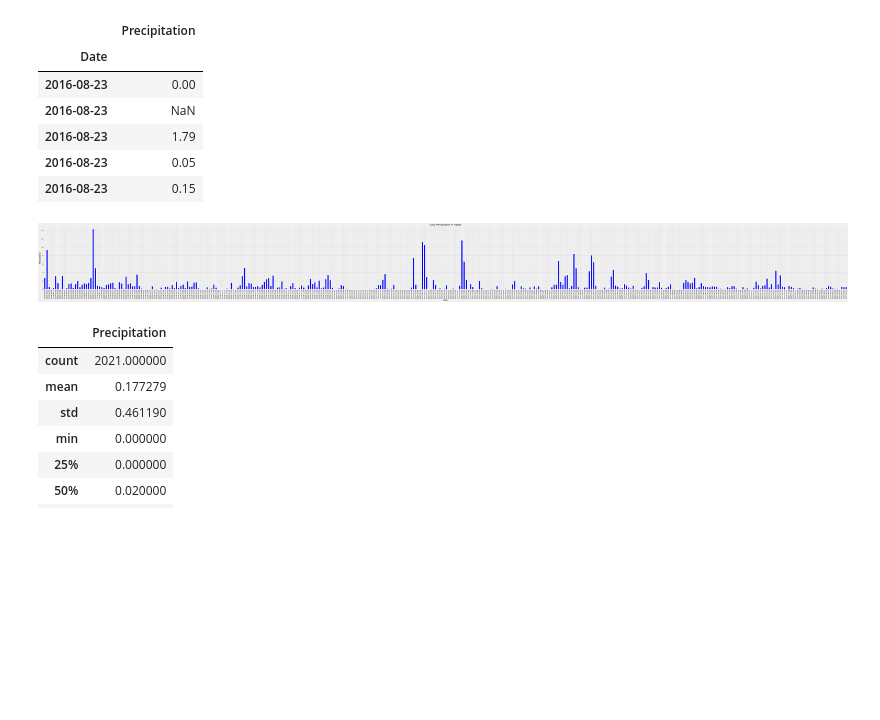
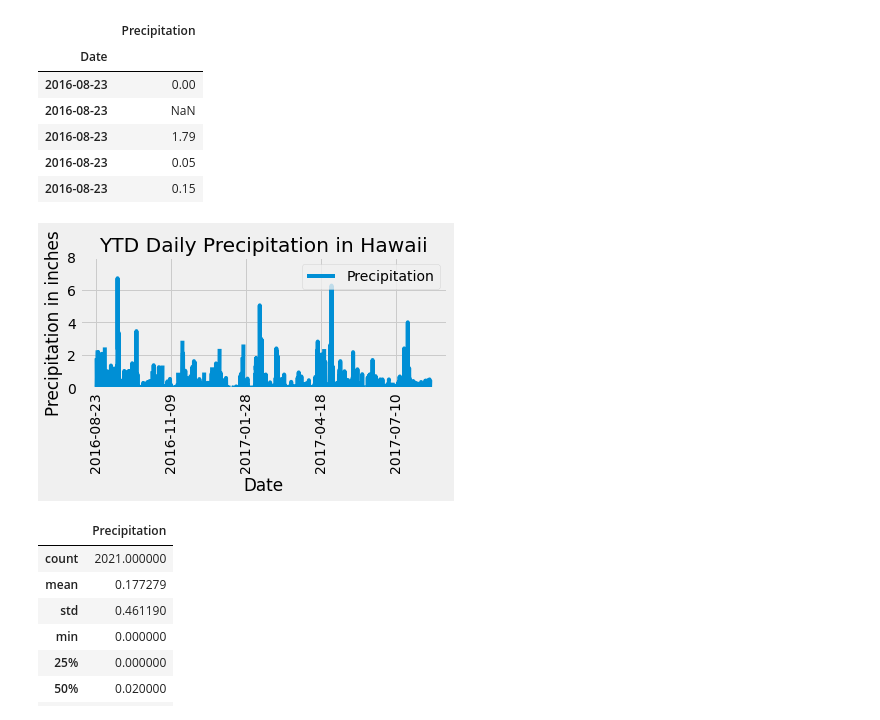
Before and after one commit to felo0917/sqlalchemy-challenge, a Jupyter notebook: climate_analysis.ipynb, the cells around one changed output. Drawn from its saved outputs; the diff is of its cells as text; code cells hidden in the pictures; blank space fills up the shorter version.

```diff
--- a/climate_analysis.ipynb
+++ b/climate_analysis.ipynb
@@ -89,23 +92,20 @@ preci_df.head()
 | 2016-08-23 | 0.05 |
 | 2016-08-23 | 0.15 |
 # %%
-# Sort the dataframe by date
-preci_group_df =preci_df.groupby(preci_df.index)['Precipitation'].sum()
-preci_group_df
-
-
 #Use Pandas Plotting with Matplotlib to plot the data
-ax = preci_group_df.plot(kind='bar',title="Daily Precipitation in Hawaii", figsize=(100, 10), rot=90, color="blue")
+ax = preci_df.plot(rot=90)
+ax.set_title("YTD Daily Precipitation in Hawaii")
 ax.set_xlabel("Date")
-ax.set_ylabel("Precipitation")
-
+ax.set_ylabel("Precipitation in inches")
+ax.set_ylim(bottom=0, top=8)
+ax.legend(loc='upper right')
 
 # Save the figure
 plt.tight_layout()
 plt.savefig("Images/precipitation.png")
 plt.show()
 # %% [output]
-[figure, old version]
+[figure, new version]
 # %%
 # Use Pandas to calcualte the summary statistics for the precipitation data
 preci_df.describe()
```
Also changed, not shown: parts of 6 cells of this notebook, 2 other files.
